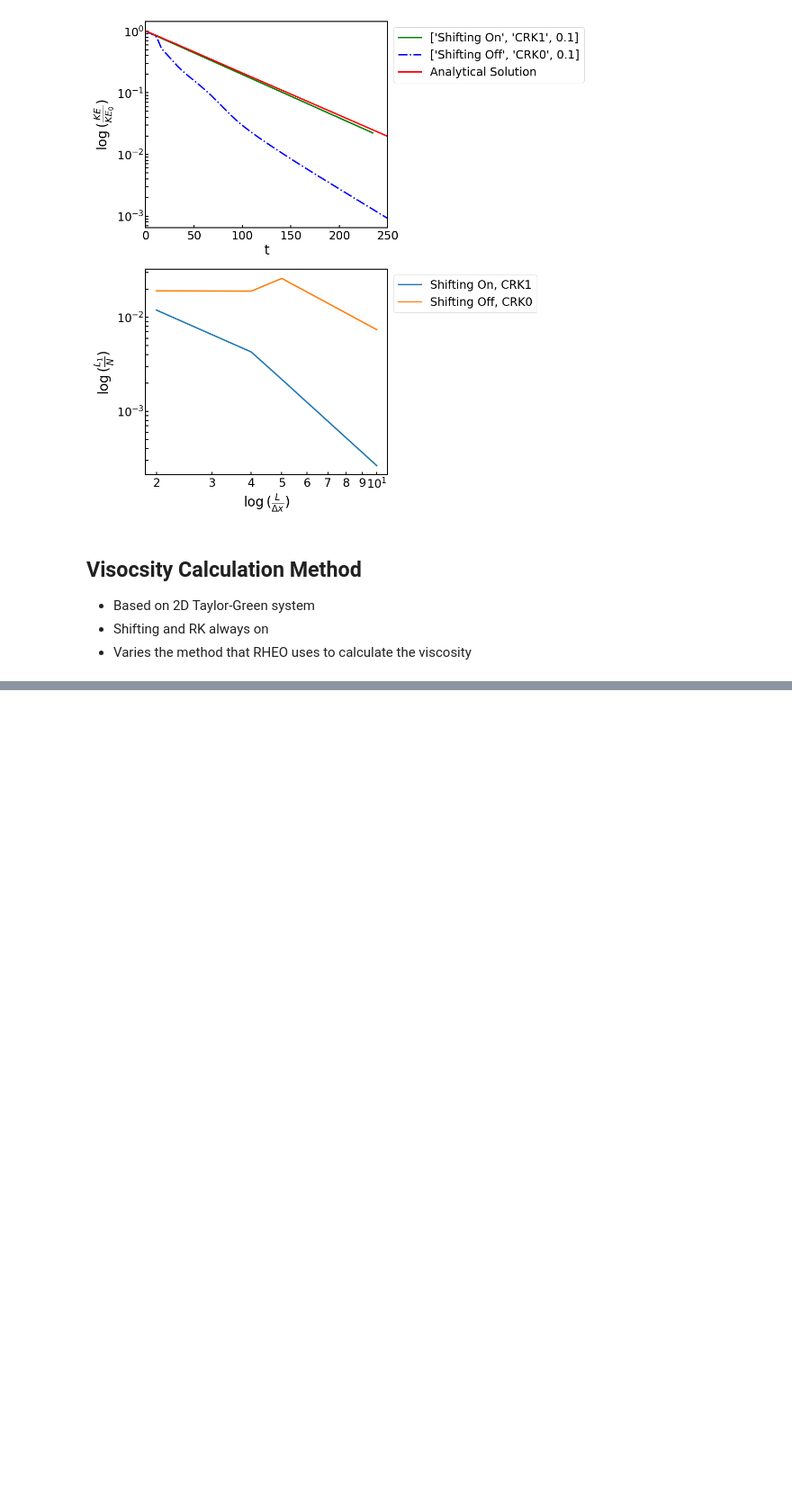
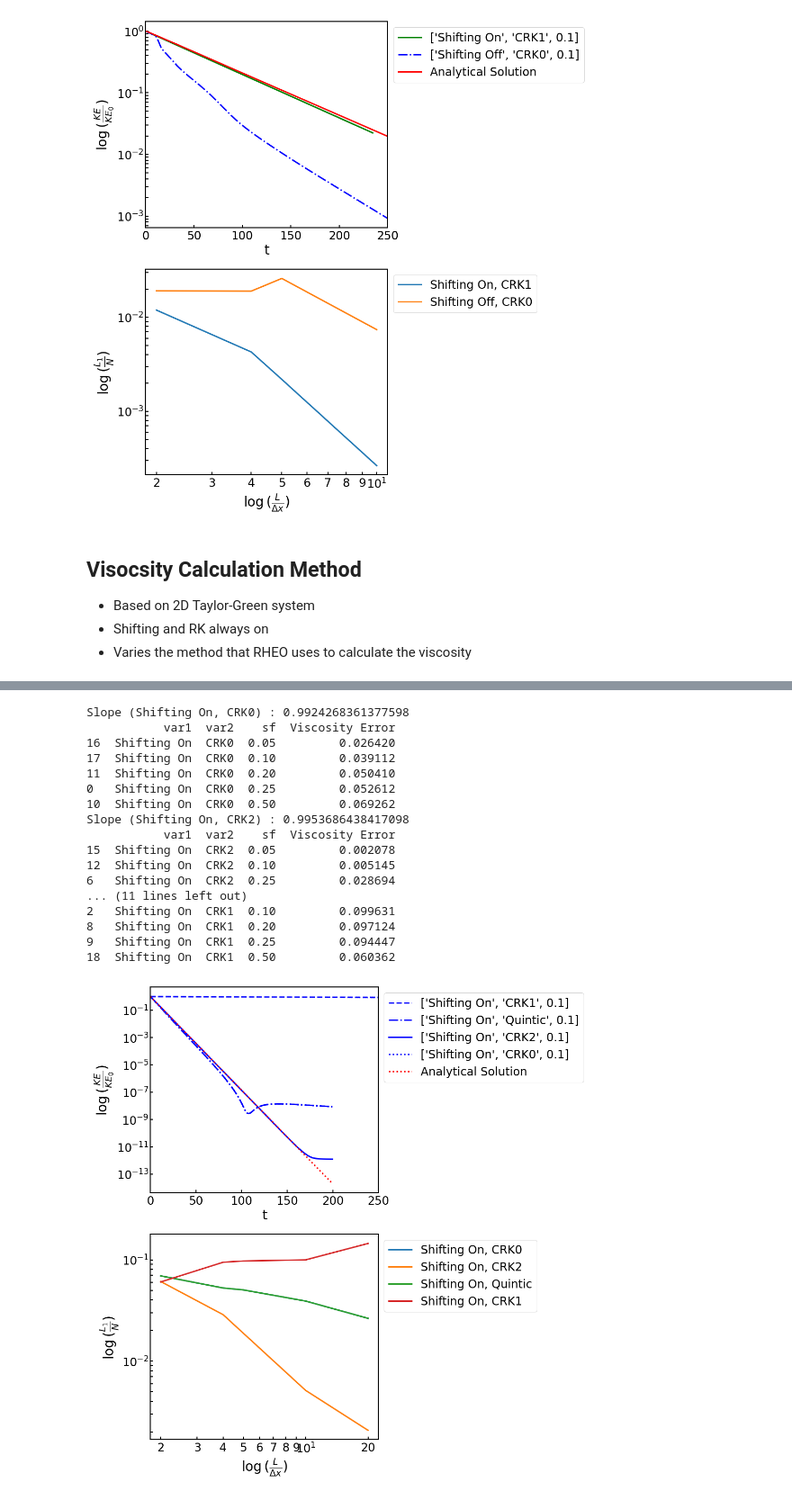
Before and after one commit to EricPalermo/RHEO_benchmarks, a Jupyter notebook: jpynb_scripts/TGvortex_viscosity_benchmark.ipynb, the cells around one changed output, grey strips where cells are left out. Shown: that part at 90% size. Drawn from its saved outputs; the diff is of its cells as text; code cells hidden in the pictures; blank space fills up the shorter version.

```diff
--- a/jpynb_scripts/TGvortex_viscosity_benchmark.ipynb
+++ b/jpynb_scripts/TGvortex_viscosity_benchmark.ipynb
@@ -261,0 +267,47 @@ Slope (King 2021 form, Quintic) : 0.9083629133013855
+# %%
+###Keys for stylizing the plot###
+var_0_key = {"0":["Shifting Off","green"],"1":["Shifting On","blue"]} #Viscosity calc method
+var_1_key = {"5":["Quintic","-."],"0":["CRK0",":"], "1":["CRK1","--"], "2":["CRK2","-"]}
+#sf_key = {0.05:"-",0.1:"--",0.2:"-.",0.25:":",0.5:(0,(5,10))}
+
+###System Properties###
+#System dimensions
+d = 2
+#Smoothing length coefficient
+h3 = 3.5
+#System size
+L_x = 10 #Size of the system
+L_y = L_x
+#Fluid properties
+eta = 0.1
+rho = 1
+nu = eta/rho
+#Oscillation properties
+u_0 = 0.1
+k_x = 2*np.pi/L_x
+k_y = 2*np.pi/L_y
+#Decay timescale
+tau = 1/nu/(k_x**2+k_y**2)
+
+###Data Files###
+filepath = '/home/epalermo/dev/test/taylor_green_vortex/taylor_green_2D/data_files'
+benchmark(generate_file_names(filepath))
+# %% [output]
+Slope (Shifting On, CRK0) : 0.9924268361377598
+           var1  var2    sf  Viscosity Error
+16  Shifting On  CRK0  0.05         0.026420
+17  Shifting On  CRK0  0.10         0.039112
+11  Shifting On  CRK0  0.20         0.050410
+0   Shifting On  CRK0  0.25         0.052612
+10  Shifting On  CRK0  0.50         0.069262
+Slope (Shifting On, CRK2) : 0.9953686438417098
+           var1  var2    sf  Viscosity Error
+15  Shifting On  CRK2  0.05         0.002078
+12  Shifting On  CRK2  0.10         0.005145
+6   Shifting On  CRK2  0.25         0.028694
+... (11 lines left out)
+2   Shifting On  CRK1  0.10         0.099631
+8   Shifting On  CRK1  0.20         0.097124
+9   Shifting On  CRK1  0.25         0.094447
+18  Shifting On  CRK1  0.50         0.060362
+[figure, added]
```
Also changed, not shown: parts of 3 cells of this notebook, 8 other files.
